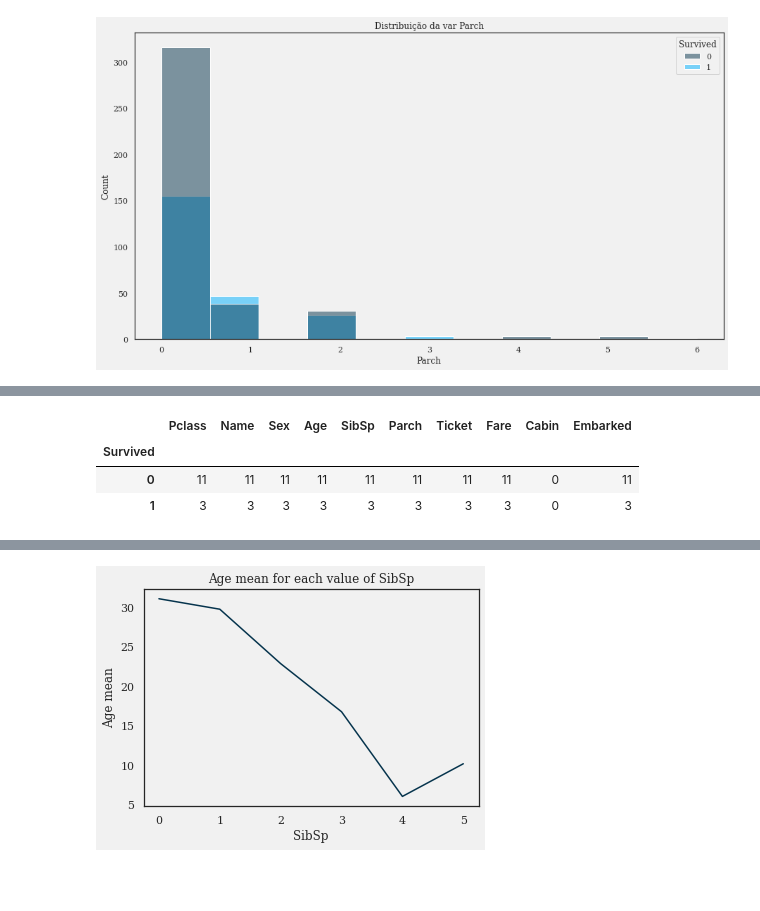
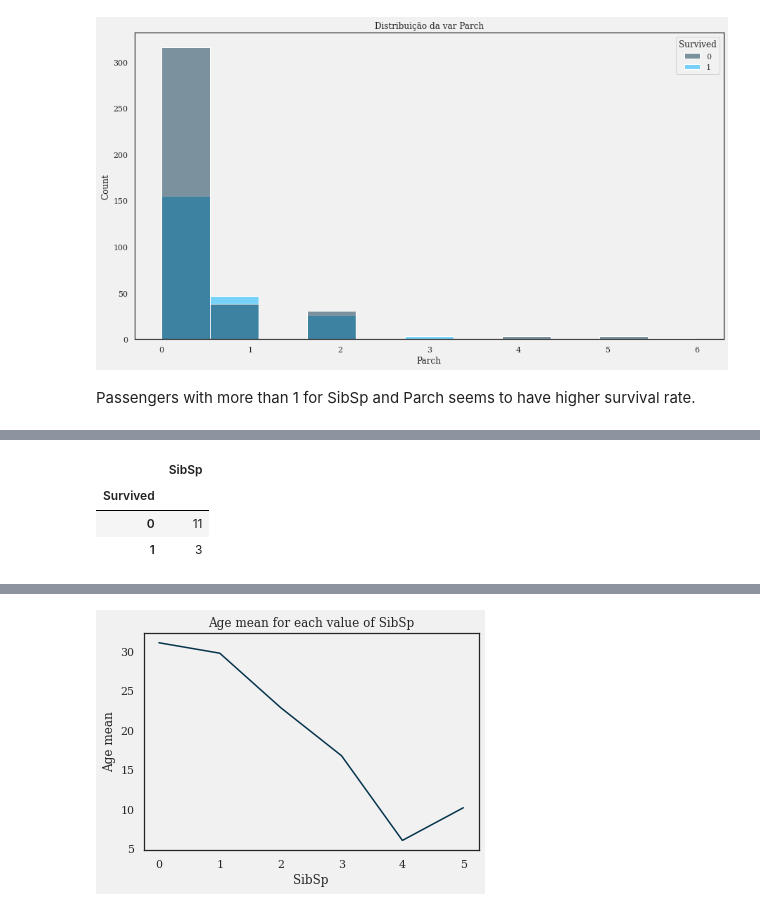
Before and after one commit to marcos-mansur/Kaggle_Titanic, a Jupyter notebook: Tico_notebook.ipynb, the cells around one changed output, grey strips where cells are left out. Saved outputs shown, nothing was run; the diff lists cells and outputs as text; code cells hidden in the pictures; blank space fills up the shorter version.

```diff
--- a/Tico_notebook.ipynb
+++ b/Tico_notebook.ipynb
@@ -345,4 +419,6 @@ plt.show
 # %% [output]
 <function matplotlib.pyplot.show(close=None, block=None)>
 [figure]
+# %% [markdown]
+Passengers with more than 1 for SibSp and Parch seems to have higher survival rate.
 # %%
@@ -354,9 +431,10 @@ x_train[x_train['Parch']==5].join(y_train)
 | 611 | 3 | Andersson, Mrs. Anders Johan (Alf... | female | 39.0 | 1 | 5 | 347082 | 31.2750 | NaN | S | ... |
 | 14 | 3 | Andersson, Mr. Anders Johan | male | 39.0 | 1 | 5 | 347082 | 31.2750 | NaN | S | ... |
 # %%
-x_train[x_train['SibSp']==4].join(y_train).groupby("Survived").count()
+# passangers with 4 siblings grouped by "Survived"
+x_train[x_train['SibSp']==4].iloc[:,4:5].join(y_train).groupby("Survived").count()
 # %% [output]
-|  | Pclass | Name | Sex | Age | SibSp | Parch | Ticket | Fare | Cabin | Embarked |
-| Survived |  |  |  |  |  |  |  |  |  |  |
-| 0 | 11 | 11 | 11 | 11 | 11 | 11 | 11 | 11 | 0 | 11 |
-| 1 | 3 | 3 | 3 | 3 | 3 | 3 | 3 | 3 | 0 | 3 |
+|  | SibSp |
+| Survived |  |
+| 0 | 11 |
+| 1 | 3 |
```
Also changed, not shown: parts of 68 cells of this notebook.
